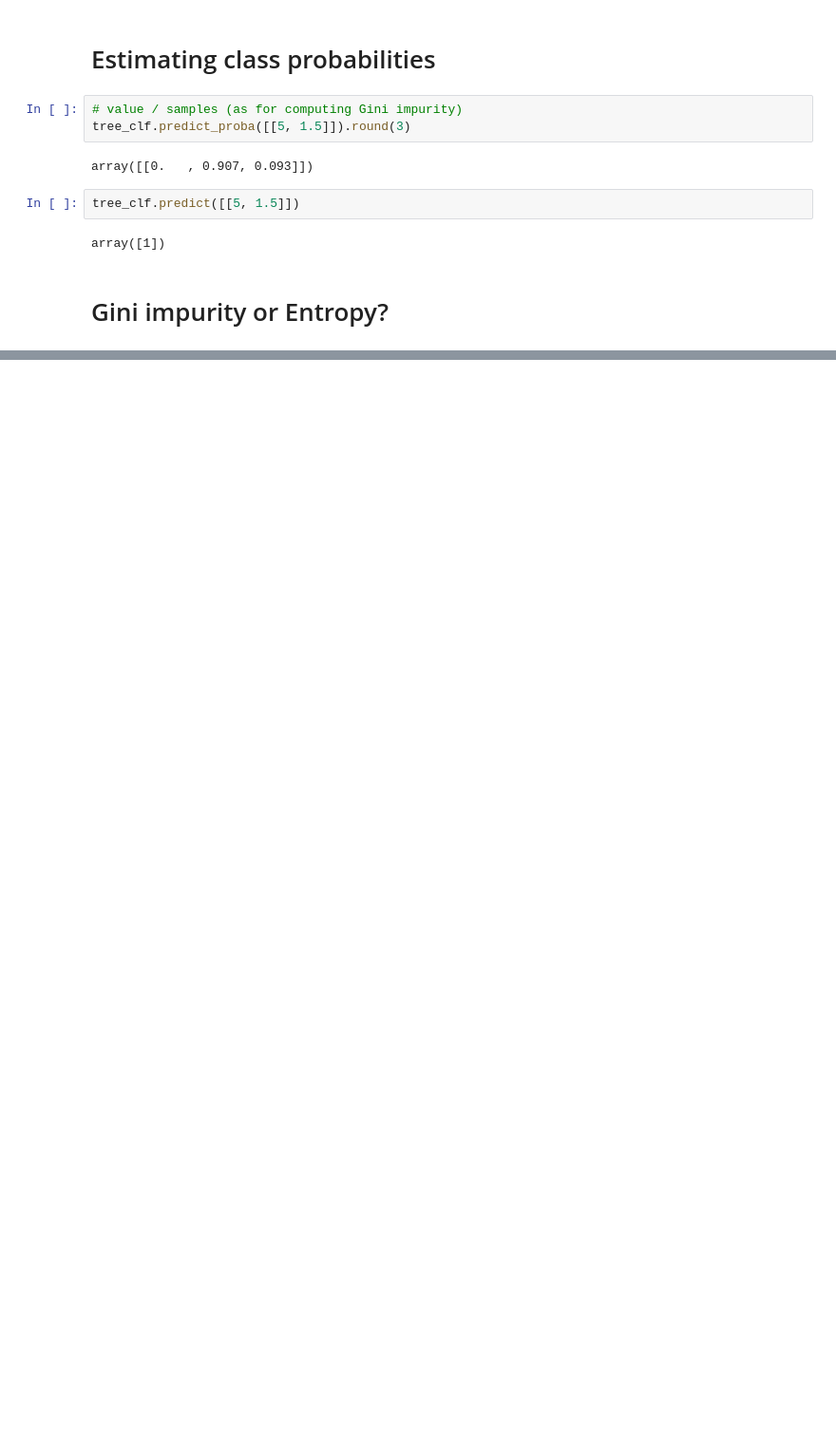
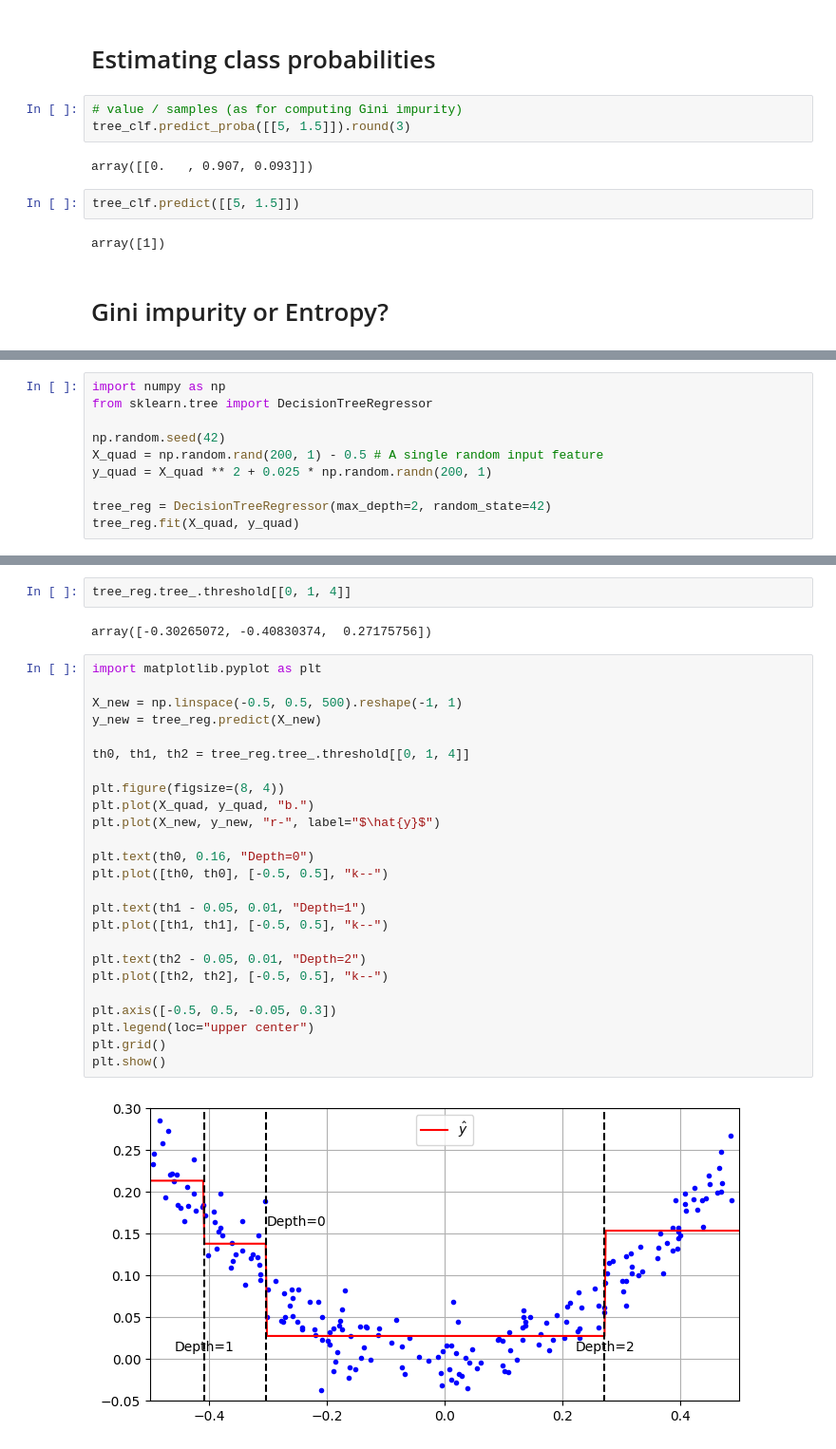
Before and after one commit to juliovr/homl, a Jupyter notebook: 06_decision_trees.ipynb, the cells around one changed output, grey strips where cells are left out. Shown at 95% size. Cells and saved outputs as stored; diff of their text form; blank space fills up the shorter version.

```diff
--- a/06_decision_trees.ipynb
+++ b/06_decision_trees.ipynb
@@ -116,0 +194,10 @@ Source(data)
+# %%
+import numpy as np
+from sklearn.tree import DecisionTreeRegressor
+
+np.random.seed(42)
+X_quad = np.random.rand(200, 1) - 0.5 # A single random input feature
+y_quad = X_quad ** 2 + 0.025 * np.random.randn(200, 1)
+
+tree_reg = DecisionTreeRegressor(max_depth=2, random_state=42)
+tree_reg.fit(X_quad, y_quad)
@@ -116,0 +216,31 @@ Source(data)
+# %%
+tree_reg.tree_.threshold[[0, 1, 4]]
+# %% [output]
+array([-0.30265072, -0.40830374,  0.27175756])
+# %%
+import matplotlib.pyplot as plt
+
+X_new = np.linspace(-0.5, 0.5, 500).reshape(-1, 1)
+y_new = tree_reg.predict(X_new)
+
+th0, th1, th2 = tree_reg.tree_.threshold[[0, 1, 4]]
+
+plt.figure(figsize=(8, 4))
+plt.plot(X_quad, y_quad, "b.")
+plt.plot(X_new, y_new, "r-", label="$\hat{y}$")
+
+plt.text(th0, 0.16, "Depth=0")
+plt.plot([th0, th0], [-0.5, 0.5], "k--")
+
+plt.text(th1 - 0.05, 0.01, "Depth=1")
+plt.plot([th1, th1], [-0.5, 0.5], "k--")
+
+plt.text(th2 - 0.05, 0.01, "Depth=2")
+plt.plot([th2, th2], [-0.5, 0.5], "k--")
+
+plt.axis([-0.5, 0.5, -0.05, 0.3])
+plt.legend(loc="upper center")
+plt.grid()
+plt.show()
+# %% [output]
+[figure, added]
```
Also changed, not shown: parts of 17 cells of this notebook.
